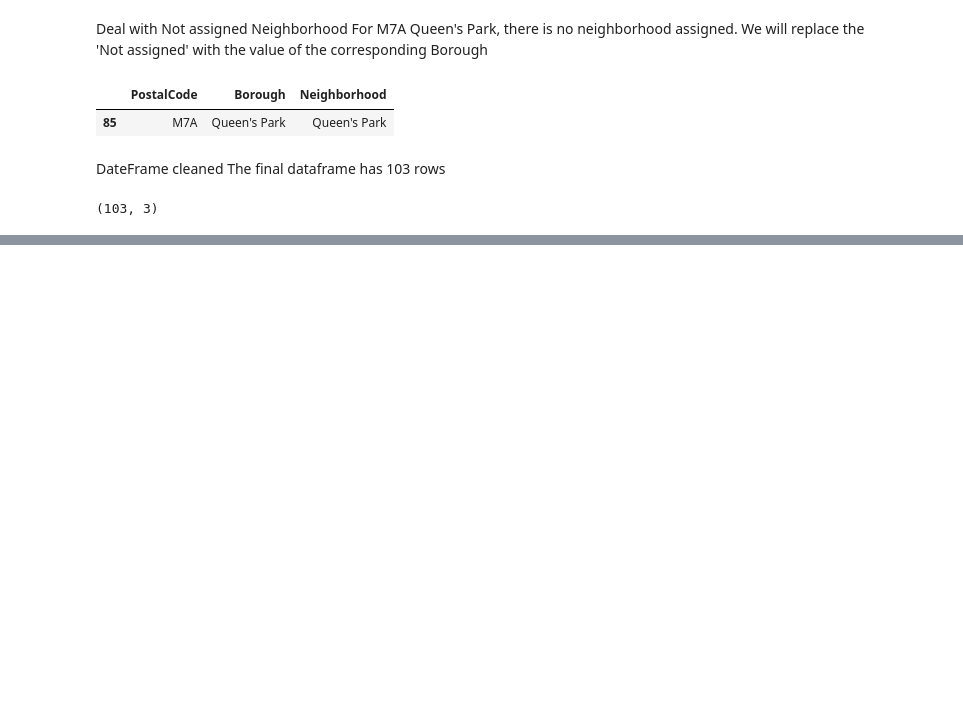
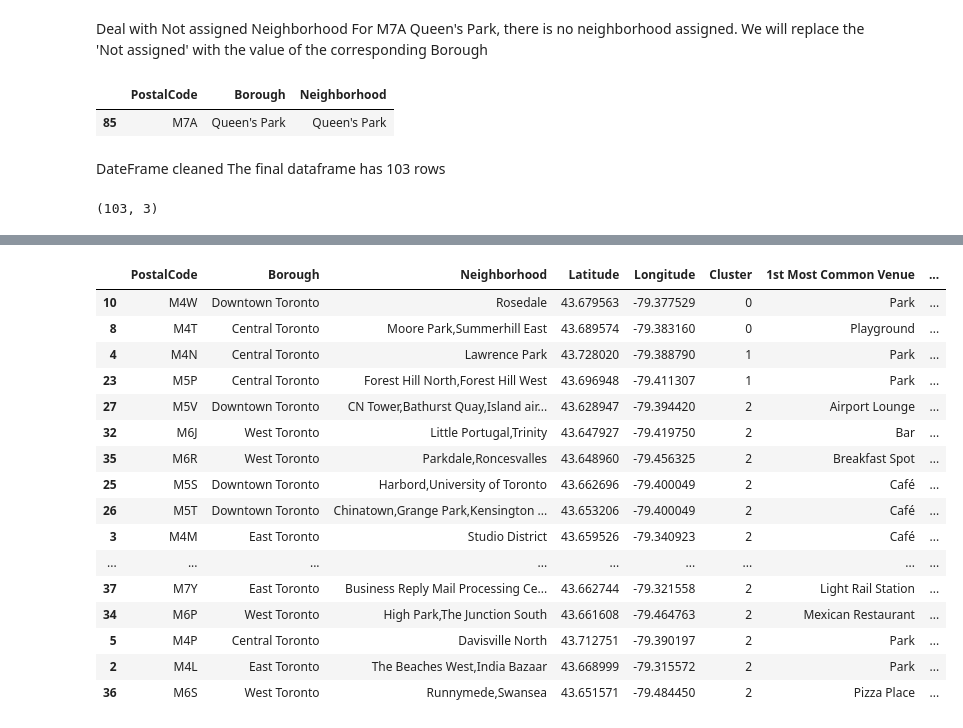
Before and after one commit to pubudu84/Coursera_Capstone, a Jupyter notebook: Toronto Neighborhood.ipynb, the cells around one changed output, grey strips where cells are left out. Cells and saved outputs as stored; diff of their text form; code cells hidden in the pictures; blank space fills up the shorter version.

```diff
--- a/Toronto Neighborhood.ipynb
+++ b/Toronto Neighborhood.ipynb
@@ -125,0 +327,4 @@ toronto_df_cleaned.shape
+# %%
+toronto_central_venues_freq = toronto_central_onehot.groupby(['PostalCode', 'Borough', 'Neighborhoods']).mean().reset_index()
+print(toronto_central_venues_freq.shape)
+toronto_central_venues_freq.head()
@@ -125,0 +339,27 @@ toronto_df_cleaned.shape
+# %%
+num_top_venues = 10
+
+indicators = ['st', 'nd', 'rd']
+
+# create columns according to number of top venues
+areaColumns = ['PostalCode', 'Borough', 'Neighborhoods']
+freqColumns = []
+for ind in np.arange(num_top_venues):
+    try:
+        freqColumns.append('{}{} Most Common Venue'.format(ind+1, indicators[ind]))
+    except:
+        freqColumns.append('{}th Most Common Venue'.format(ind+1))
+columns = areaColumns+freqColumns
+# create a new dataframe
+neighborhoods_venues_sorted = pd.DataFrame(columns=columns)
+neighborhoods_venues_sorted['PostalCode'] = toronto_central_venues_freq['PostalCode']
+neighborhoods_venues_sorted['Borough'] = toronto_central_venues_freq['Borough']
+neighborhoods_venues_sorted['Neighborhoods'] = toronto_central_venues_freq['Neighborhoods']
+
+for ind in np.arange(toronto_central_venues_freq.shape[0]):
+    row_categories = toronto_central_venues_freq.iloc[ind, :].iloc[3:]
+    row_categories_sorted = row_categories.sort_values(ascending=False)
+    neighborhoods_venues_sorted.iloc[ind, 3:] = row_categories_sorted.index.values[0:num_top_venues]
+
+neighborhoods_venues_sorted.sort_values(freqColumns, inplace=True)
+neighborhoods_venues_sorted
@@ -125,0 +384,31 @@ toronto_df_cleaned.shape
+# %%
+kclusters = 3
+
+toronto_central_venues_freq_clustering = toronto_central_venues_freq.drop(['PostalCode', 'Borough', 'Neighborhoods'], 1)
+
+kmeans = KMeans(n_clusters=kclusters, random_state=0).fit(toronto_central_venues_freq_clustering)
+
+toronto_central_clustered_df = toronto_central_df
+toronto_central_clustered_df['Cluster'] = kmeans.labels_
+
+toronto_central_clustered_df = toronto_central_clustered_df.join(neighborhoods_venues_sorted.drop(['Borough', 'Neighborhoods'], 1).set_index('PostalCode'), on='PostalCode')
+toronto_central_clustered_df.sort_values(['Cluster'] + freqColumns, inplace=True)
+toronto_central_clustered_df
+# %% [output]
+|  | PostalCode | Borough | Neighborhood | Latitude | Longitude | Cluster | 1st Most Common Venue | ... |
+| 10 | M4W | Downtown Toronto | Rosedale | 43.679563 | -79.377529 | 0 | Park | ... |
+| 8 | M4T | Central Toronto | Moore Park,Summerhill East | 43.689574 | -79.383160 | 0 | Playground | ... |
+| 4 | M4N | Central Toronto | Lawrence Park | 43.728020 | -79.388790 | 1 | Park | ... |
+| 23 | M5P | Central Toronto | Forest Hill North,Forest Hill West | 43.696948 | -79.411307 | 1 | Park | ... |
+| 27 | M5V | Downtown Toronto | CN Tower,Bathurst Quay,Island air... | 43.628947 | -79.394420 | 2 | Airport Lounge | ... |
+| 32 | M6J | West Toronto | Little Portugal,Trinity | 43.647927 | -79.419750 | 2 | Bar | ... |
+| 35 | M6R | West Toronto | Parkdale,Roncesvalles | 43.648960 | -79.456325 | 2 | Breakfast Spot | ... |
+| 25 | M5S | Downtown Toronto | Harbord,University of Toronto | 43.662696 | -79.400049 | 2 | Café | ... |
+| 26 | M5T | Downtown Toronto | Chinatown,Grange Park,Kensington ... | 43.653206 | -79.400049 | 2 | Café | ... |
+| 3 | M4M | East Toronto | Studio District | 43.659526 | -79.340923 | 2 | Café | ... |
+| ... | ... | ... | ... | ... | ... | ... | ... | ... |
+| 37 | M7Y | East Toronto | Business Reply Mail Processing Ce... | 43.662744 | -79.321558 | 2 | Light Rail Station | ... |
+| 34 | M6P | West Toronto | High Park,The Junction South | 43.661608 | -79.464763 | 2 | Mexican Restaurant | ... |
+| 5 | M4P | Central Toronto | Davisville North | 43.712751 | -79.390197 | 2 | Park | ... |
+| 2 | M4L | East Toronto | The Beaches West,India Bazaar | 43.668999 | -79.315572 | 2 | Park | ... |
+| 36 | M6S | West Toronto | Runnymede,Swansea | 43.651571 | -79.484450 | 2 | Pizza Place | ... |
```
Also changed, not shown: parts of 20 cells of this notebook.
